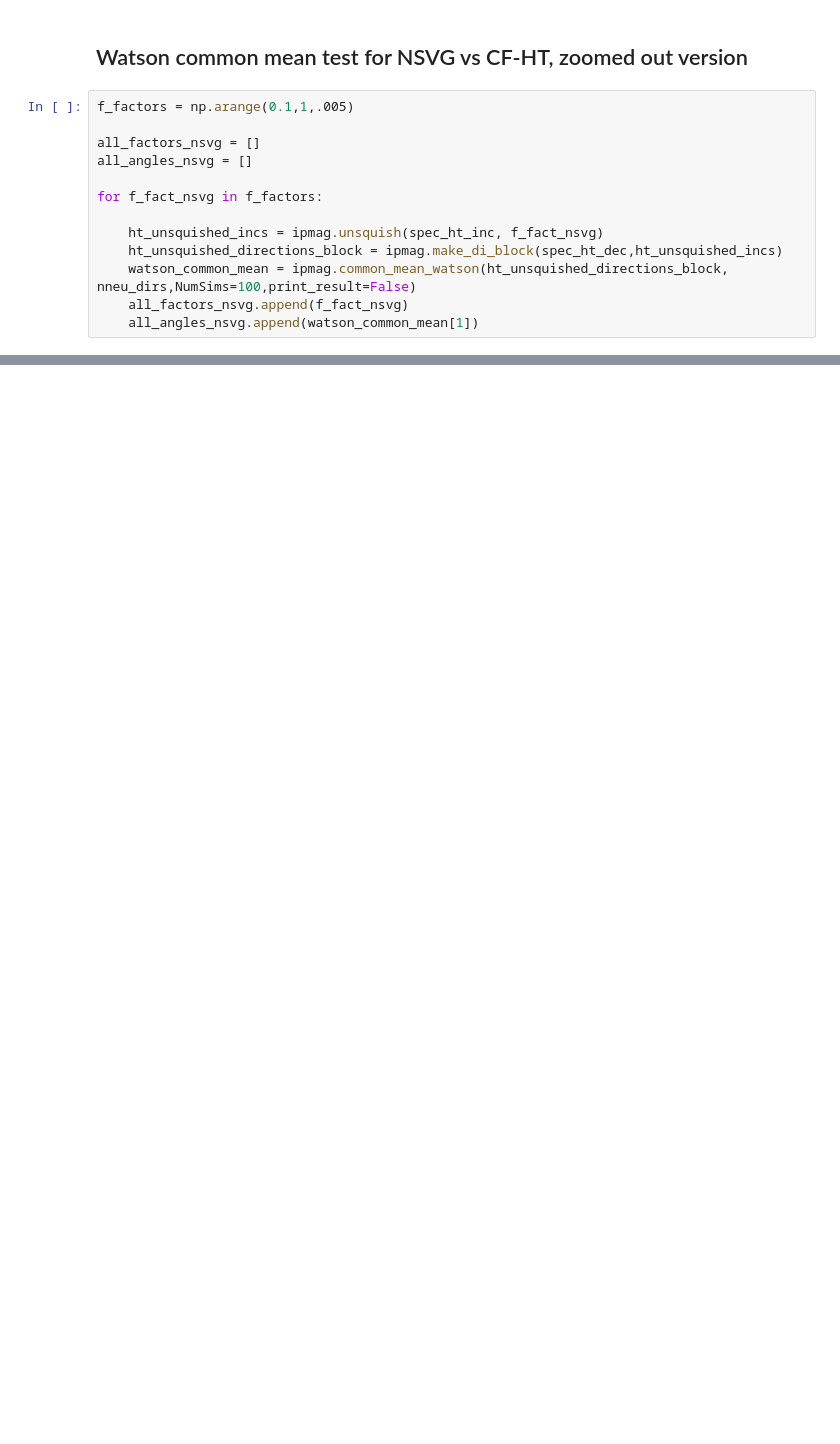
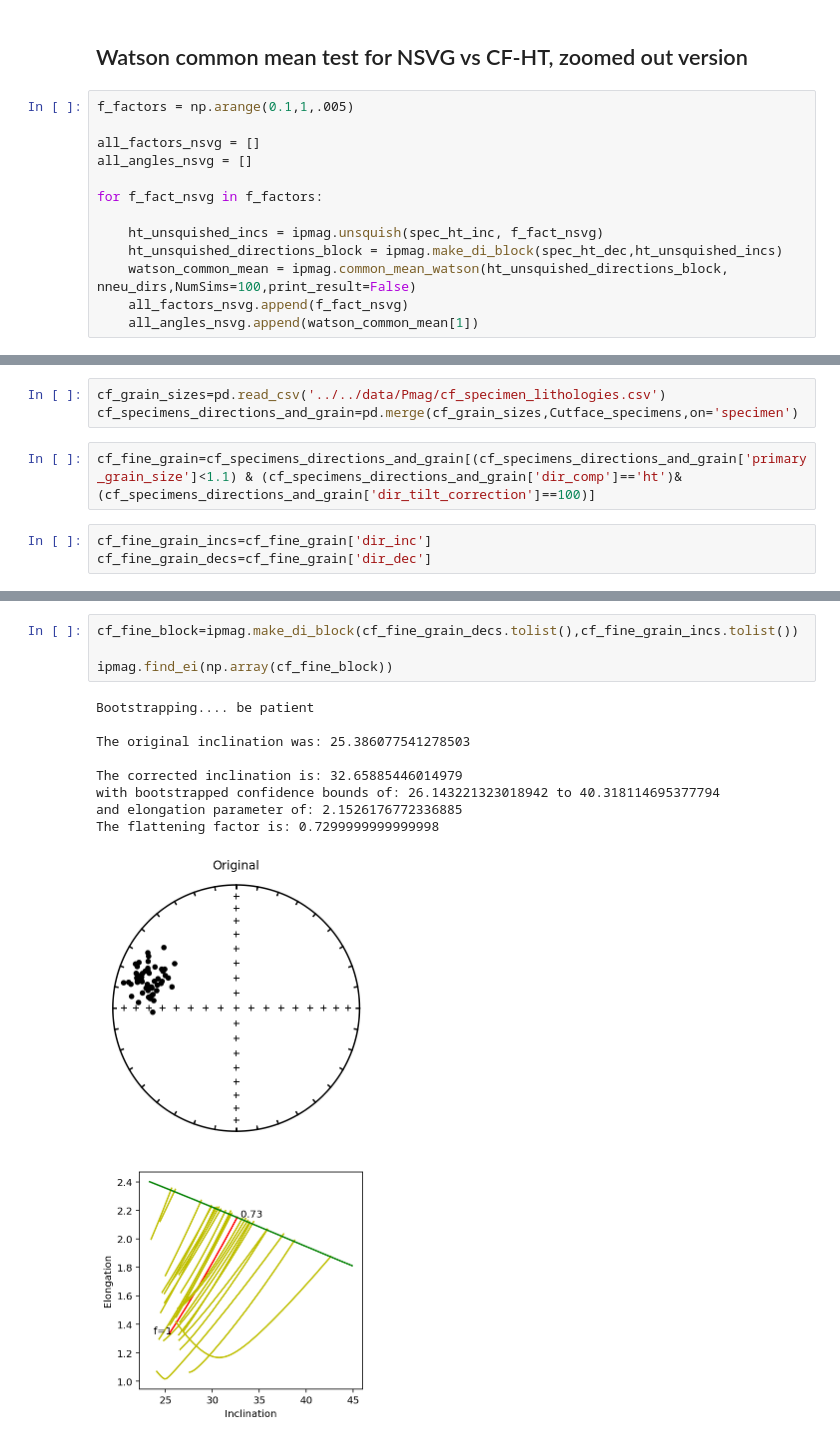
Before and after one commit to Swanson-Hysell-Group/Inclination_Shallowing, a Jupyter notebook: code/Notebooks/Cutface_common_mean_tests.ipynb, the cells around one changed output, grey strips where cells are left out. Cells and saved outputs as stored; diff of their text form; blank space fills up the shorter version.

Commit message:
empirical f by grain size
performed common mean tests based on grain sizes and ran e/i for comparison

```diff
--- a/code/Notebooks/Cutface_common_mean_tests.ipynb
+++ b/code/Notebooks/Cutface_common_mean_tests.ipynb
@@ -173,0 +156,8 @@ specimens_mt_tc
+# %%
+cf_grain_sizes=pd.read_csv('../../data/Pmag/cf_specimen_lithologies.csv')
+cf_specimens_directions_and_grain=pd.merge(cf_grain_sizes,Cutface_specimens,on='specimen')
+# %%
+cf_fine_grain=cf_specimens_directions_and_grain[(cf_specimens_directions_and_grain['primary_grain_size']<1.1) & (cf_specimens_directions_and_grain['dir_comp']=='ht')&(cf_specimens_directions_and_grain['dir_tilt_correction']==100)]
+# %%
+cf_fine_grain_incs=cf_fine_grain['dir_inc']
+cf_fine_grain_decs=cf_fine_grain['dir_dec']
@@ -173,0 +191,15 @@ specimens_mt_tc
+# %%
+cf_fine_block=ipmag.make_di_block(cf_fine_grain_decs.tolist(),cf_fine_grain_incs.tolist())
+
+ipmag.find_ei(np.array(cf_fine_block))
+# %% [output]
+Bootstrapping.... be patient
+
+The original inclination was: 25.386077541278503
+
+The corrected inclination is: 32.65885446014979
+with bootstrapped confidence bounds of: 26.143221323018942 to 40.318114695377794
+and elongation parameter of: 2.1526176772336885
+The flattening factor is: 0.7299999999999998
+[figure, added]
+[figure, added]
```
Also changed, not shown: parts of 24 cells of this notebook, 10 other files.
